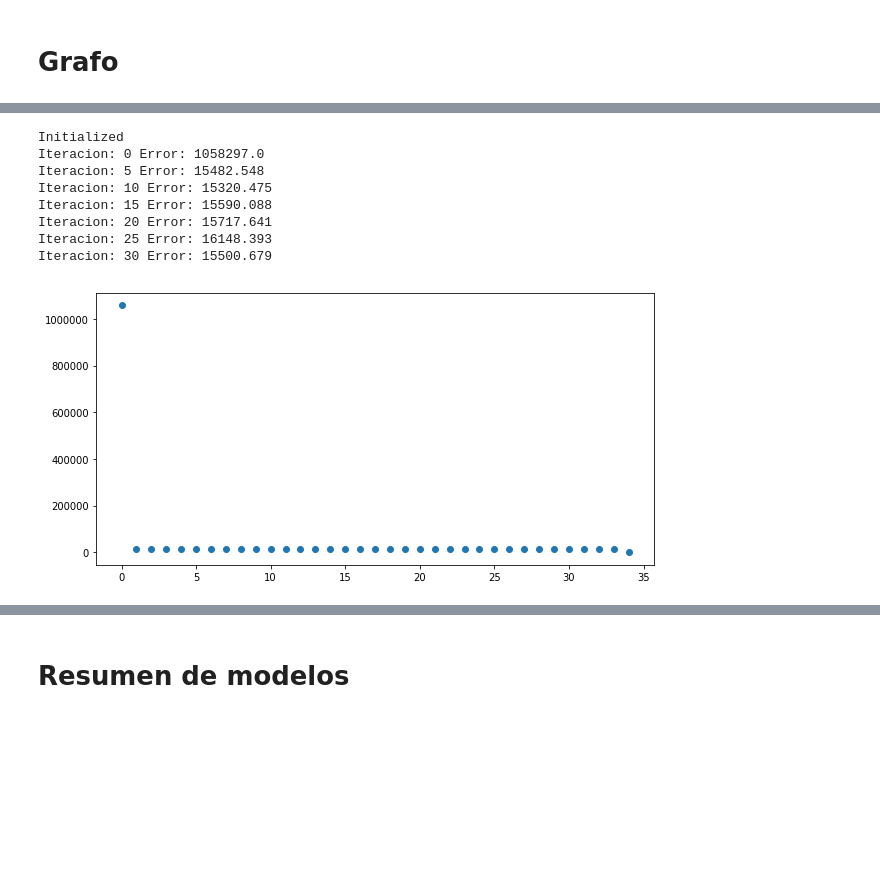
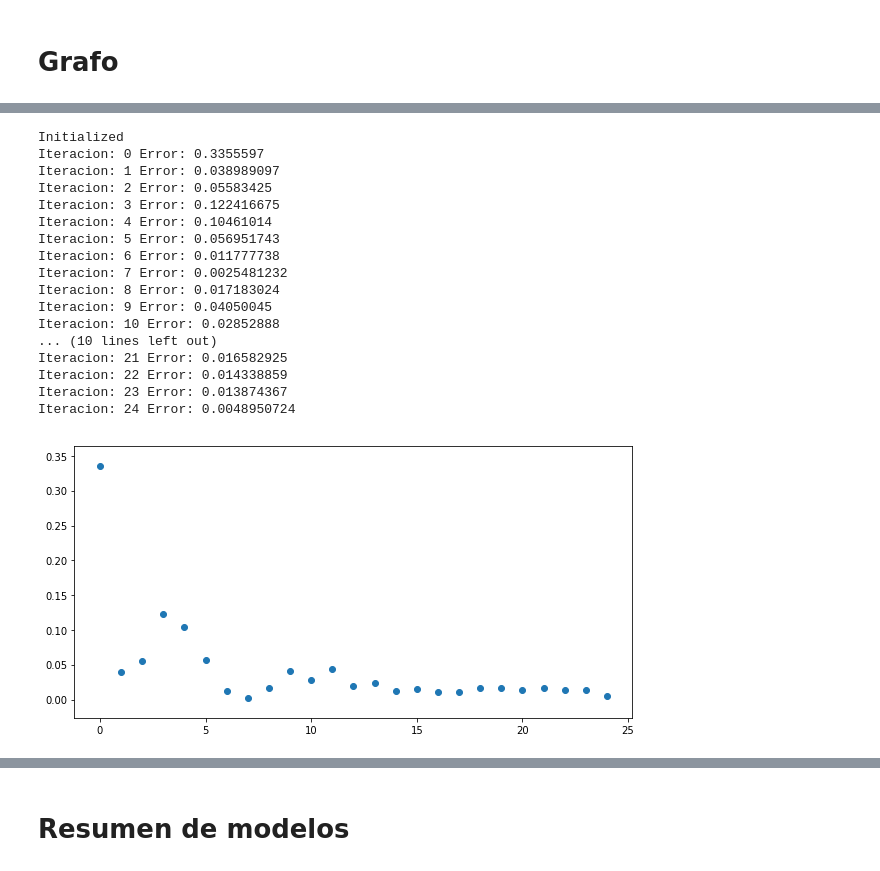
Before and after one commit to jmeonov201/Statistical_Learning_2, a Jupyter notebook: Proyecto Final/Parte 1 SNN/Proyecto Final Parte 1 Johnatan Meoño.ipynb, the cells around one changed output, grey strips where cells are left out. Cells and saved outputs as stored; diff of their text form; code cells hidden in the pictures; blank space fills up the shorter version.

```diff
--- a/Proyecto Final/Parte 1 SNN/Proyecto Final Parte 1 Johnatan Meoño.ipynb
+++ b/Proyecto Final/Parte 1 SNN/Proyecto Final Parte 1 Johnatan Meoño.ipynb
@@ -46,0 +80,2 @@ dtype: int64
+# %%
+df.Free_stream_velocity = df.Free_stream_velocity/71.3
@@ -46,0 +91,2 @@ dtype: int64
+# %%
+df.Scaled_sound_pressure_level_in_decibels = df.Scaled_sound_pressure_level_in_decibels/140.987000
@@ -320,21 +423,21 @@ with grafofefonet.as_default():
         ## inicializacion JAVIER de adentro hacia fuera suma, division, raiz y como es un flota 64 se pasa a float 32
         ## tf.cast(tf.sqrt(tf.divide(2,tf.add(5,3))),tf.float32)
         W_kpa_inter_1_g = tf.Variable(tf.multiply(tf.random_normal([5,3]),tf.cast(tf.sqrt(tf.divide(2,tf.add(5,3))),tf.float32)), name = "W1")
-        #W_kpa_inter_1_g = tf.Variable(tf.random_normal([5,3]), name = "W1") #tf.sqrt(tf.divide(2,tf.add(5,3)))
+        #W_kpa_inter_1_g = tf.Variable(tf.random_normal([5,4]), name = "W1")
 
         ## Vector bias o de termino independiente CAPA INTEMEDIA 1
         B_kpa_inter_1_g = tf.Variable(tf.random_normal([1,3]), name = "B1")
 
         ## Matriz de parametros CAPA INTEMEDIA 2
         W_kpa_inter_2_g = tf.Variable(tf.multiply(tf.random_normal([3,2]),tf.cast(tf.sqrt(tf.divide(2,tf.add(3,2))),tf.float32)), name = "W2")
-        #W_kpa_inter_2_g = tf.Variable(tf.random_normal([3,2]), name = "W2")
+        #W_kpa_inter_2_g = tf.Variable(tf.random_normal([4,3]), name = "W2")
 
         ## Vector bias o de termino independiente CAPA INTEMEDIA 2
         B_kpa_inter_2_g = tf.Variable(tf.random_normal([1,2]), name = "B2")
 
         ## Matriz de parametros CAPA FINAL
         W_kpa_final_g = tf.Variable(tf.multiply(tf.random_normal([2,1]),tf.cast(tf.sqrt(tf.divide(2,tf.add(2,1))),tf.float32)), name = "Wf")
-        #W_kpa_final_g = tf.Variable(tf.random_normal([2,1]), name = "Wf")
+        #W_kpa_final_g = tf.Variable(tf.random_normal([3,1]), name = "Wf")
 
         ## Vector bias o de termino independiente CAPA FINAL
         B_kpa_final_g = tf.Variable(tf.random_normal([1,1]), name = "Bf")
@@ -342,15 +445,15 @@ with grafofefonet.as_default():
     with tf.name_scope("hipotesis"):
         ## CAPA INTEMEDIA 1
         kpa_inter_1 = tf.add(tf.matmul(X, W_kpa_inter_1_g, name="hipotesis_producto_punto"), B_kpa_inter_1_g, name="hipotesis_sumar_B")
-        kpa_inter_1_act = tf.nn.relu(kpa_inter_1)
+        kpa_inter_1_act = tf.nn.leaky_relu(kpa_inter_1) #tf.nn.relu,tf.sigmoid
 
         ## CAPA INTEMEDIA 2
         kpa_inter_2 = tf.add(tf.matmul(kpa_inter_1_act, W_kpa_inter_2_g, name="hipotesis_producto_punto"), B_kpa_inter_2_g, name="hipotesis_sumar_B")
-        kpa_inter_2_act = tf.nn.relu(kpa_inter_2)
+        kpa_inter_2_act = tf.nn.leaky_relu(kpa_inter_2) #tf.nn.relu,tf.sigmoid
 
         ## CAPA FINAL
         kpa_final = tf.add(tf.matmul(kpa_inter_2_act, W_kpa_final_g, name="hipotesis_producto_punto"), B_kpa_final_g, name="hipotesis_sumar_B")
-        kpa_final_act = tf.nn.relu(kpa_final) #activacion de la salida relu pues el decibel mas bajo es cero
+        kpa_final_act = kpa_final #tf.nn.relu #activacion de la salida relu pues el decibel mas bajo es cero
 
     with tf.name_scope("funcion_costo"):
         # calculando la fucion de costo MSE que es fatible usar para activación identidad y relu ver referencias
@@ -359,7 +462,8 @@ with grafofefonet.as_default():
     with tf.name_scope("Gradient_Des.Optimizer"):
 
         ## gradient descent para optimizar un nodo mas del grafo
-        optimizacion_g = tf.train.GradientDescentOptimizer(ph_lr_g).minimize(costo_g)
+        #optimizacion_g = tf.train.GradientDescentOptimizer(ph_lr_g).minimize(costo_g)
+        optimizacion_g = tf.train.AdamOptimizer(ph_lr_g).minimize(costo_g)
 # %%
 def entrenamiento(equis,yes,batch_size,epochs,lr,imprimir_cada,XV,YV,XP,YP):
 
@@ -378,7 +482,8 @@ def entrenamiento(equis,yes,batch_size,epochs,lr,imprimir_cada,XV,YV,XP,YP):
                 y = yes[offset: offset + batch_size]
 
             # sesion que ejecuta los nodos y envia informacion con feed_dict al nodo del learning rate
-            costo_s, optimizacion_s = session.run([costo_g, optimizacion_g],feed_dict={X:x, Y:y, ph_lr_g:lr})
+            costo_s,optimizacion_s,w1s,b1s,w2s,b2s,w3s,b3s=session.run([costo_g,optimizacion_g,W_kpa_inter_1_g,B_kpa_inter_1_g,
+                                                                        W_kpa_inter_2_g,B_kpa_inter_2_g,W_kpa_final_g,B_kpa_final_g],feed_dict={X:x, Y:y, ph_lr_g:lr})
 
             iteracion_k.append(epoch)
             costo_k.append(costo_s)
@@ -401,5 +506,5 @@ def entrenamiento(equis,yes,batch_size,epochs,lr,imprimir_cada,XV,YV,XP,YP):
     plt.show()
 
     TableOut = pd.DataFrame({'Iteración k':iteracion_k, 'Costo':costo_k}) #, 'W_k':w_k, 'Dirección': pk, 'Norma': norma_k
-    return cadena_config, costo_s, costo_v_s, costo_p_s, pronostico_p_s
+    return cadena_config,costo_s,costo_v_s,costo_p_s,pronostico_p_s,w1s,b1s,w2s,b2s,w3s,b3s
 # %%
@@ -417,13 +531,22 @@ Iteracion: 30 Error: 15500.679
 # %%
-kdnacon_2, costo_train_2, costo_val_2, costo_p_2, pronostico_2 = entrenamiento(X_train,Y_train,32,35,0.1,5,X_validation,Y_validation,X_test,Y_test)
+kdnacon_2,costo_train_2,costo_val_2,costo_p_2,pronostico_2,w1e2,b1e2,w2e2,b2e2,w3e2,b3e2=entrenamiento(X_train,Y_train,32,25,0.1,1,X_validation,Y_validation,X_test,Y_test)
 # %% [output]
 Initialized
-Iteracion: 0 Error: 1058297.0
-Iteracion: 5 Error: 15482.548
-Iteracion: 10 Error: 15320.475
-Iteracion: 15 Error: 15590.088
-Iteracion: 20 Error: 15717.641
-Iteracion: 25 Error: 16148.393
-Iteracion: 30 Error: 15500.679
+Iteracion: 0 Error: 0.3355597
+Iteracion: 1 Error: 0.038989097
+Iteracion: 2 Error: 0.05583425
+Iteracion: 3 Error: 0.122416675
+Iteracion: 4 Error: 0.10461014
+Iteracion: 5 Error: 0.056951743
+Iteracion: 6 Error: 0.011777738
+Iteracion: 7 Error: 0.0025481232
+Iteracion: 8 Error: 0.017183024
+Iteracion: 9 Error: 0.04050045
+Iteracion: 10 Error: 0.02852888
+... (10 lines left out)
+Iteracion: 21 Error: 0.016582925
+Iteracion: 22 Error: 0.014338859
+Iteracion: 23 Error: 0.013874367
+Iteracion: 24 Error: 0.0048950724
-[figure, old version]
+[figure, new version]
 # %%
```
Also changed, not shown: parts of 46 cells of this notebook.
